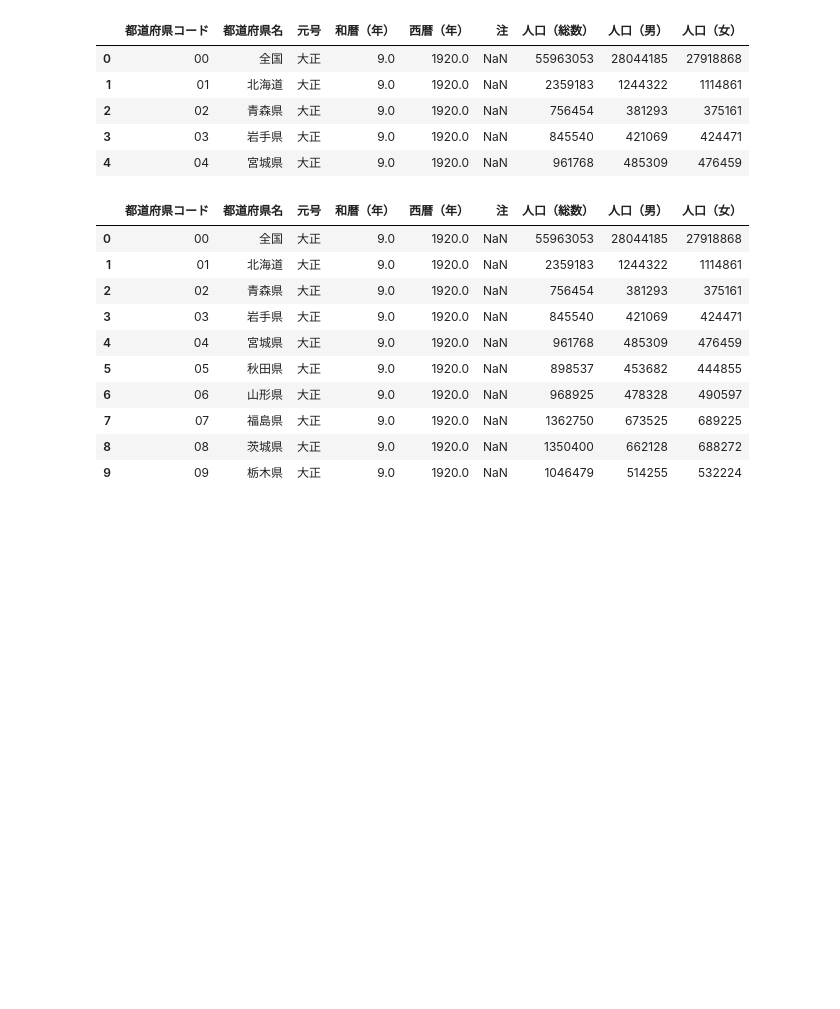
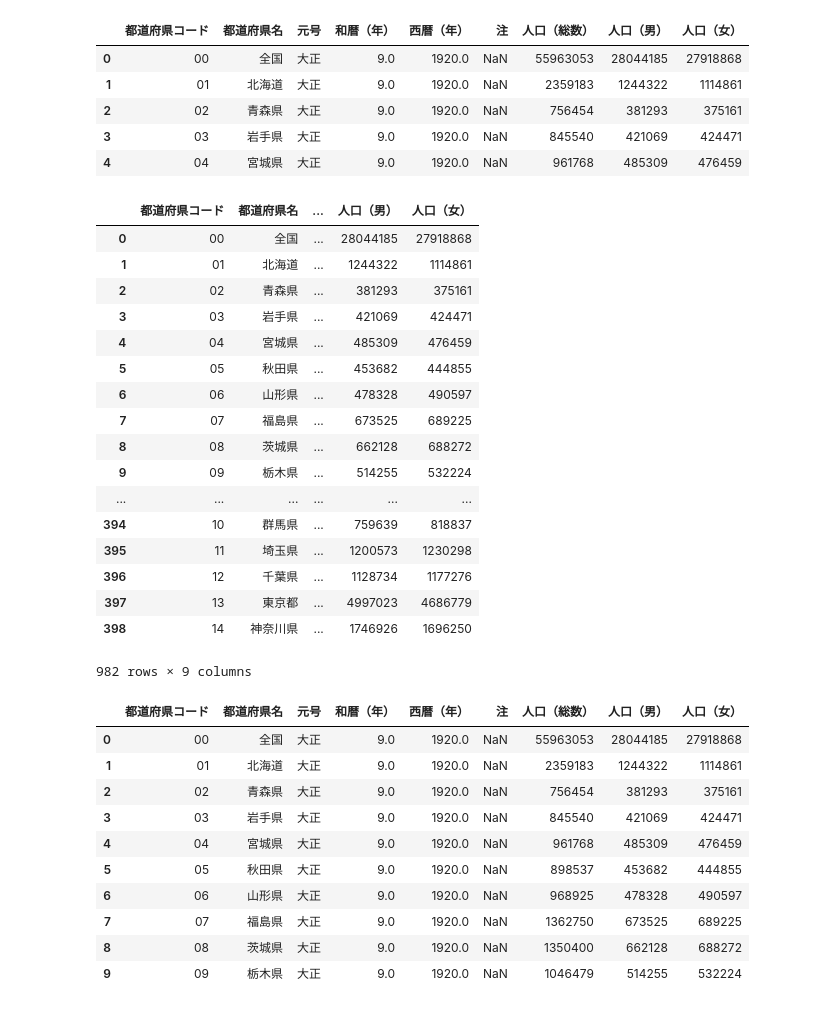
Before and after one commit to ishizukamaaya/CARAVAN, a Jupyter notebook: population.ipynb, the cells around one changed output. Cells and saved outputs as stored; diff of their text form; code cells hidden in the pictures; blank space fills up the shorter version.

```diff
--- a/population.ipynb
+++ b/population.ipynb
@@ -78,3 +78,26 @@ df_population_data.head()
 | 2 | 02 | 青森県 | 大正 | 9.0 | 1920.0 | NaN | 756454 | 381293 | 375161 |
 | 3 | 03 | 岩手県 | 大正 | 9.0 | 1920.0 | NaN | 845540 | 421069 | 424471 |
 | 4 | 04 | 宮城県 | 大正 | 9.0 | 1920.0 | NaN | 961768 | 485309 | 476459 |
+# %%
+pd.set_option('display.max_columns', 5)
+# %%
+df_population_data
+# %% [output]
+|  | 都道府県コード | 都道府県名 | ... | 人口（男） | 人口（女） |
+| 0 | 00 | 全国 | ... | 28044185 | 27918868 |
+| 1 | 01 | 北海道 | ... | 1244322 | 1114861 |
+| 2 | 02 | 青森県 | ... | 381293 | 375161 |
+| 3 | 03 | 岩手県 | ... | 421069 | 424471 |
+| 4 | 04 | 宮城県 | ... | 485309 | 476459 |
+| 5 | 05 | 秋田県 | ... | 453682 | 444855 |
+| 6 | 06 | 山形県 | ... | 478328 | 490597 |
+| 7 | 07 | 福島県 | ... | 673525 | 689225 |
+| 8 | 08 | 茨城県 | ... | 662128 | 688272 |
+| 9 | 09 | 栃木県 | ... | 514255 | 532224 |
+| ... | ... | ... | ... | ... | ... |
+| 394 | 10 | 群馬県 | ... | 759639 | 818837 |
+| 395 | 11 | 埼玉県 | ... | 1200573 | 1230298 |
+| 396 | 12 | 千葉県 | ... | 1128734 | 1177276 |
+| 397 | 13 | 東京都 | ... | 4997023 | 4686779 |
+| 398 | 14 | 神奈川県 | ... | 1746926 | 1696250 |
+982 rows × 9 columns
```
Also changed, not shown: parts of 12 cells of this notebook.
